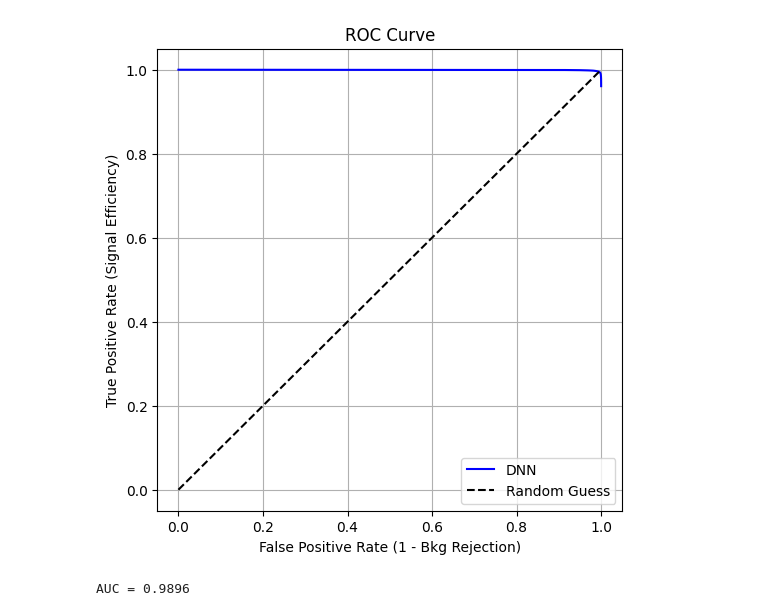
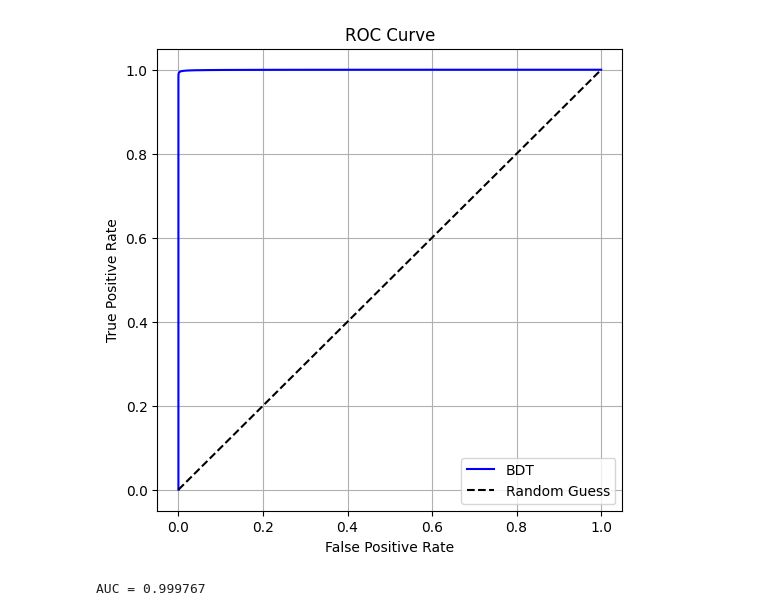
Before and after one commit to srkgphyoff/search_mag_monopoles, a Jupyter notebook: BDTmodelV2/plot_ROC.ipynb, the cells around one changed output. Cells and saved outputs as stored; diff of their text form; code cells hidden in the pictures.

```diff
--- a/BDTmodelV2/plot_ROC.ipynb
+++ b/BDTmodelV2/plot_ROC.ipynb
@@ -4,45 +4,47 @@ import numpy as np
 import matplotlib.pyplot as plt
 
 # Open ROOT file and get histograms
-f = ROOT.TFile.Open("BDTcheck_analysis_full.root")
+f = ROOT.TFile.Open("BDToutputfiles/BDTcheck10full_analysis_full.root")
 h_sig = f.Get("hSigTest")  # BDT output histogram for signal
 h_bkg = f.Get("hBkgTest")  # BDT output histogram for background
 
 # Normalize histograms
 h_sig.Scale(1.0 / h_sig.Integral())
 h_bkg.Scale(1.0 / h_bkg.Integral())
 
 # Arrays to store ROC points
 sig_eff = []
 bkg_eff = []
 
 n_bins = h_sig.GetNbinsX()
 
 # Loop over thresholds from left to right
 for i in range(1, n_bins + 1):
     # Threshold is the lower edge of bin i
-    sig_int = h_sig.Integral(i, n_bins)
-    bkg_int = h_bkg.Integral(i, n_bins)
-    sig_eff.append(sig_int)
-    bkg_eff.append(bkg_int)
+    tp = h_sig.Integral(i, n_bins)
+    fp = h_bkg.Integral(i, n_bins)
+    tn = h_bkg.Integral() - fp
+    fn = h_sig.Integral() - tp
+    sig_eff.append(tp/(tp+fn))
+    bkg_eff.append(fp/(tn+fp))
 
 # Convert to numpy arrays
 sig_eff = np.array(sig_eff)
 bkg_eff = np.array(bkg_eff)
 
 # Plot ROC: TPR (sig_eff) vs FPR (1 - bkg_eff)
 plt.figure(figsize=(6, 6))
-plt.plot(1 - bkg_eff, sig_eff, label="DNN", color="blue")
+plt.plot(bkg_eff, sig_eff, label="BDT", color="blue")
 plt.plot([0, 1], [0, 1], 'k--', label="Random Guess")
-plt.xlabel("False Positive Rate (1 - Bkg Rejection)")
-plt.ylabel("True Positive Rate (Signal Efficiency)")
+plt.xlabel("False Positive Rate")
+plt.ylabel("True Positive Rate")
 plt.title("ROC Curve")
 plt.grid(True)
 plt.legend()
-plt.savefig("roc_curve_BDTcheck.png", dpi=300)
+plt.savefig("BDToutputgraphs/roc_curve_BDTcheck10full.png", dpi=300)
 plt.show()
 # %% [output]
-[figure, old version]
+[figure, new version]
 # %%
 from numpy import trapezoid
 
@@ -58,6 +60,6 @@ tpr = tpr[sorted_indices]
 
 # Compute AUC
 auc = trapezoid(tpr, fpr)
-print(f"AUC = {auc:.4f}")
+print(f"AUC = {auc:.6f}")
 # %% [output]
-AUC = 0.9896
+AUC = 0.999767
```
Also changed, not shown: 8 other files.
